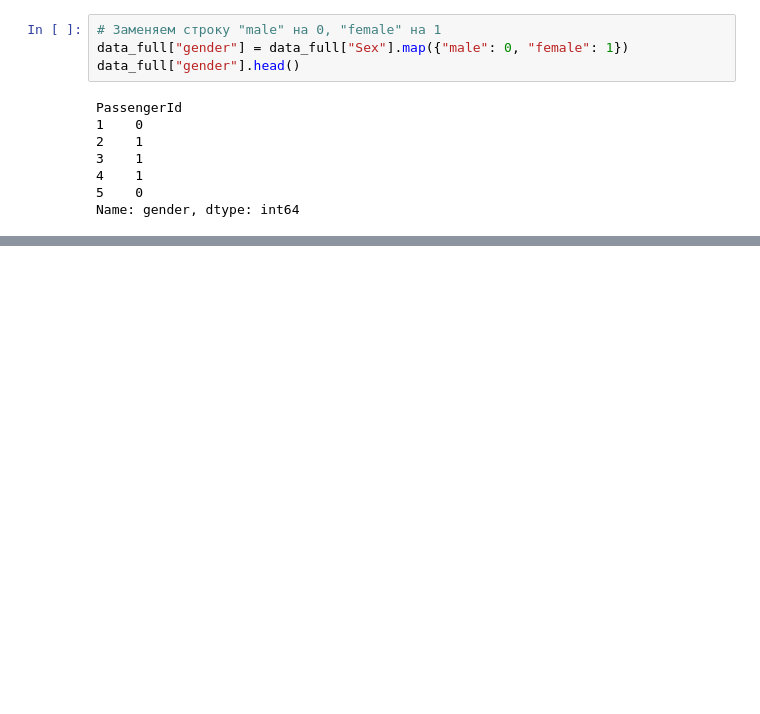
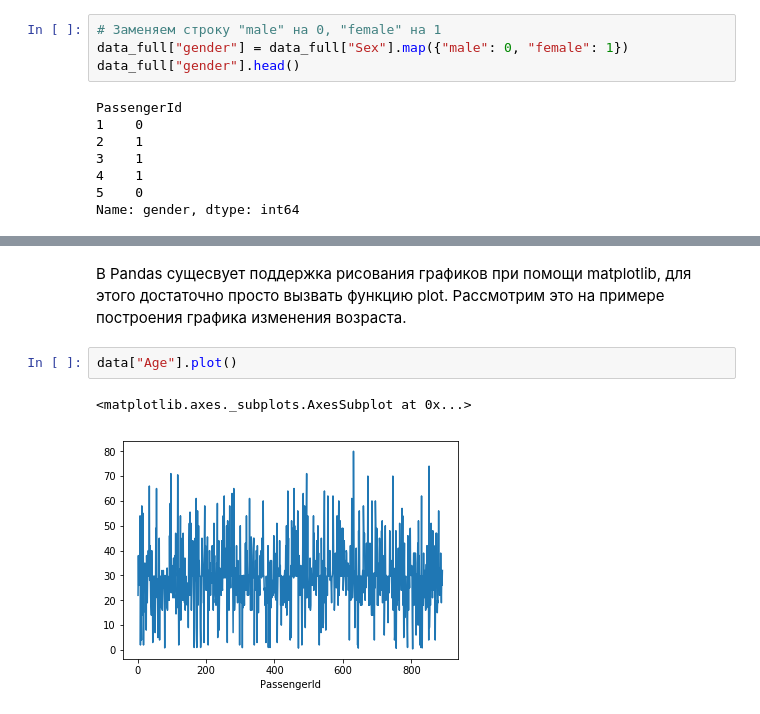
Before and after one commit to Nellrun/SOZLabs, a Jupyter notebook: Лаб 1. Анализ данных.ipynb, the cells around one changed output, grey strips where cells are left out. Drawn from its saved outputs; the diff is of its cells as text; blank space fills up the shorter version.

Commit message:
lab 1 Matplot update

```diff
--- a/Лаб 1. Анализ данных.ipynb
+++ b/Лаб 1. Анализ данных.ipynb
@@ -217,0 +331,7 @@ Name: gender, dtype: int64
+# %% [markdown]
+В Pandas сущесвует поддержка рисования графиков при помощи matplotlib, для этого достаточно просто вызвать функцию plot. Рассмотрим это на примере построения графика изменения возраста.
+# %%
+data["Age"].plot()
+# %% [output]
+<matplotlib.axes._subplots.AxesSubplot at 0x...>
+[figure, added]
```
Also changed, not shown: parts of 35 cells of this notebook.
